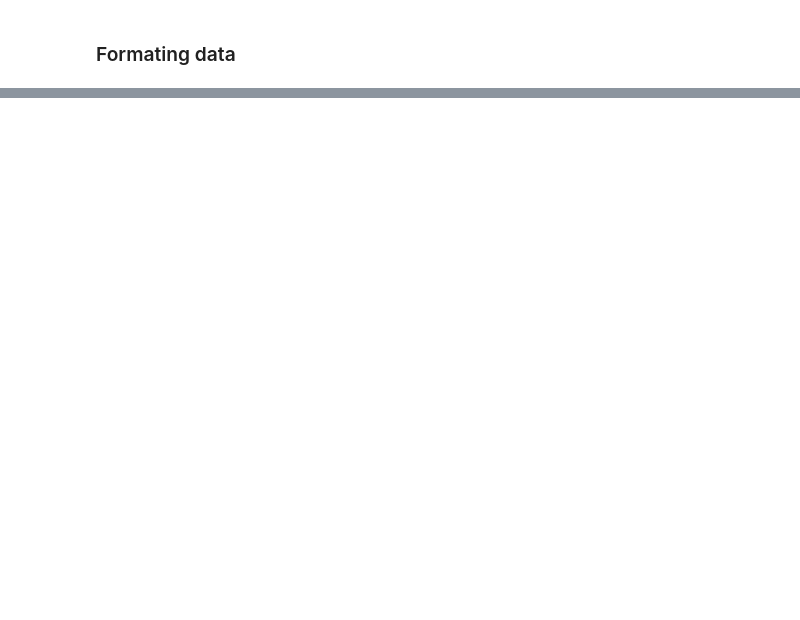
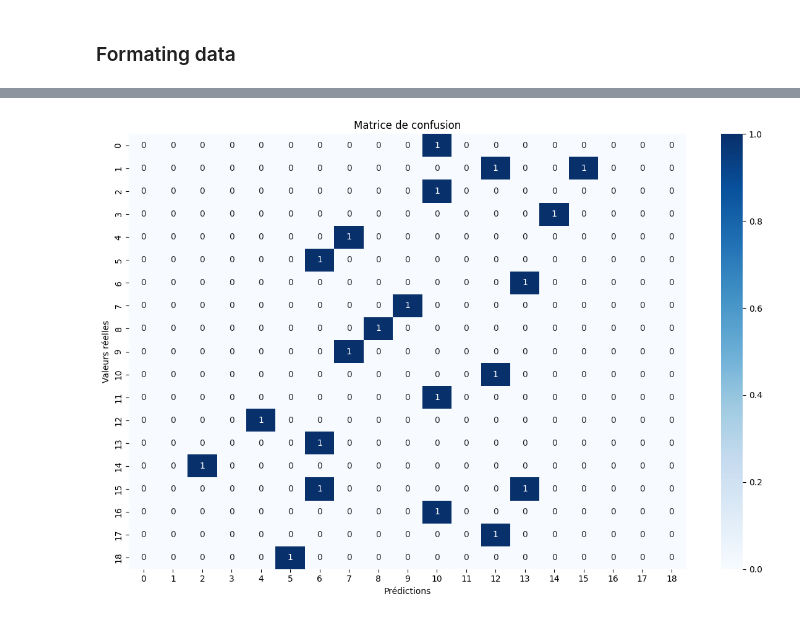
Before and after one commit to Francoistlb/tpmedicale, a Jupyter notebook: tpmedicale.ipynb, the cells around one changed output, grey strips where cells are left out. Cells and saved outputs as stored; diff of their text form; code cells hidden in the pictures; blank space fills up the shorter version.

```diff
--- a/tpmedicale.ipynb
+++ b/tpmedicale.ipynb
@@ -92,0 +208,4 @@ X_train, X_test, y_train, y_test = train_test_split(X, y, test_size=0.2, random_
+# %%
+# 2. Préparation des features et target
+X = df_filtered.drop('Disease', axis=1)
+y = df_filtered['Disease']
@@ -102,0 +344,11 @@ print(f"Rapport de classification :\n{classification_report(y_test, y_pred)}")
+# %%
+plt.figure(figsize=(12, 8))
+cm = confusion_matrix(y_test, y_pred)
+sns.heatmap(cm, annot=True, fmt='d', cmap='Blues')
+plt.title('Matrice de confusion')
+plt.xlabel('Prédictions')
+plt.ylabel('Valeurs réelles')
+plt.tight_layout()
+plt.show()
+# %% [output]
+[figure, added]
```
Also changed, not shown: parts of 26 cells of this notebook, 2 other files.
